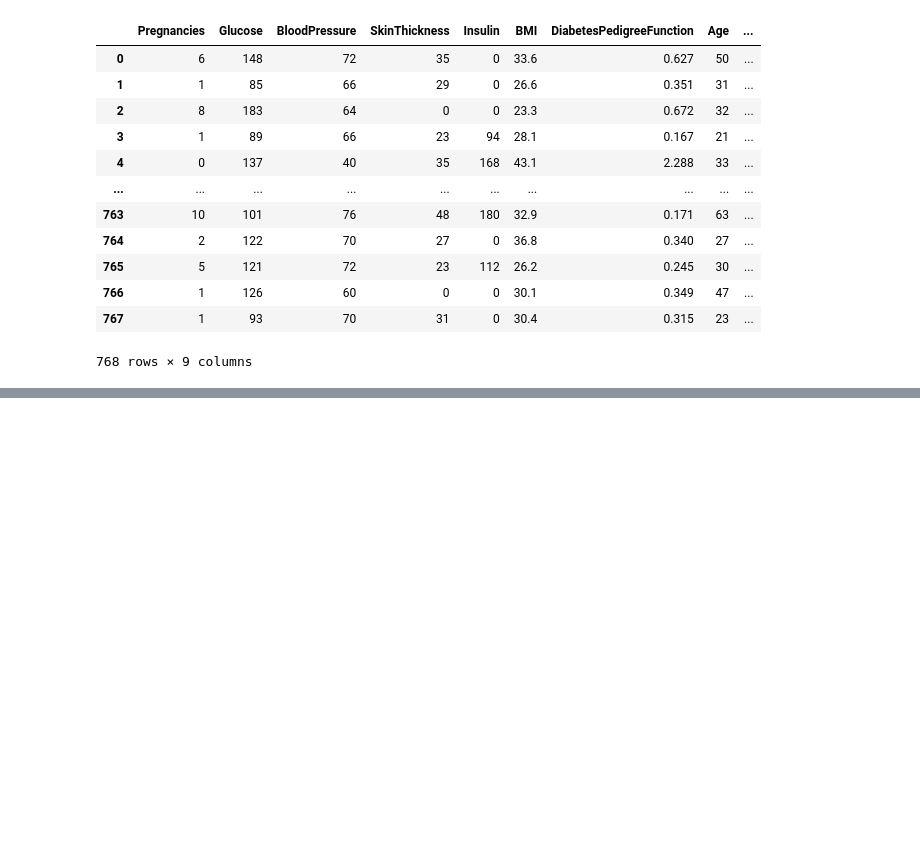
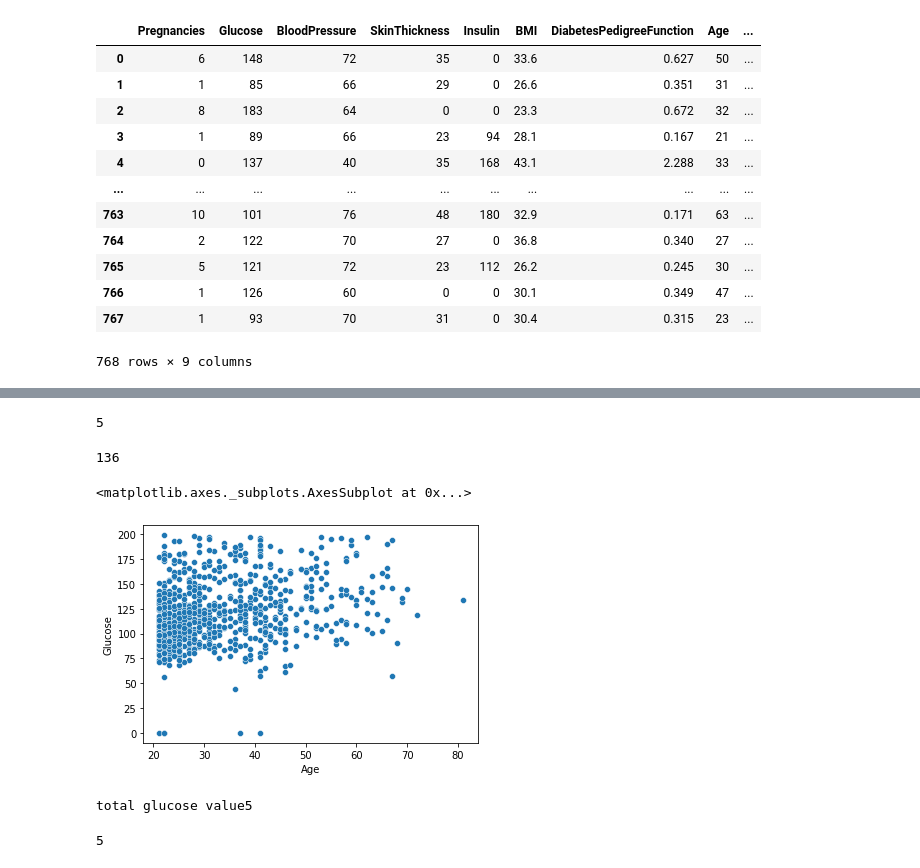
Before and after one commit to Divya-Mohanan23/Pima_Inadians_Diabetes_Project, a Jupyter notebook: Pima_Inadians_Diabetes_Project.ipynb, the cells around one changed output, grey strips where cells are left out. Saved outputs shown, nothing was run; the diff lists cells and outputs as text; code cells hidden in the pictures; blank space fills up the shorter version.

```diff
--- a/Pima_Inadians_Diabetes_Project.ipynb
+++ b/Pima_Inadians_Diabetes_Project.ipynb
@@ -25,0 +264,28 @@ pd.read_csv("/content/drive/MyDrive/Luminar_Projects/ Diabetes_Prediction/diabet
+# %%
+data[data["Glucose"]==0].shape[0]
+# %% [output]
+5
+# %%
+import pandas as pd
+import numpy as np
+import seaborn as sns
+import matplotlib.pyplot as plt
+
+data = pd.read_csv("/content/drive/MyDrive/Luminar_Projects/ Diabetes_Prediction/diabetes.csv")
+# %%
+data["Glucose"].nunique()
+# %% [output]
+136
+# %%
+sns.scatterplot(data=data,x="Age",y="Glucose")
+# %% [output]
+<matplotlib.axes._subplots.AxesSubplot at 0x...>
+[figure, added]
+# %%
+print("total glucose value" + str(data[data["Glucose"]==0].shape[0]))
+# %% [output]
+total glucose value5
+# %%
+data[data["Glucose"]==0].shape[0]
+# %% [output]
+5
```
Also changed, not shown: parts of 29 cells of this notebook.
